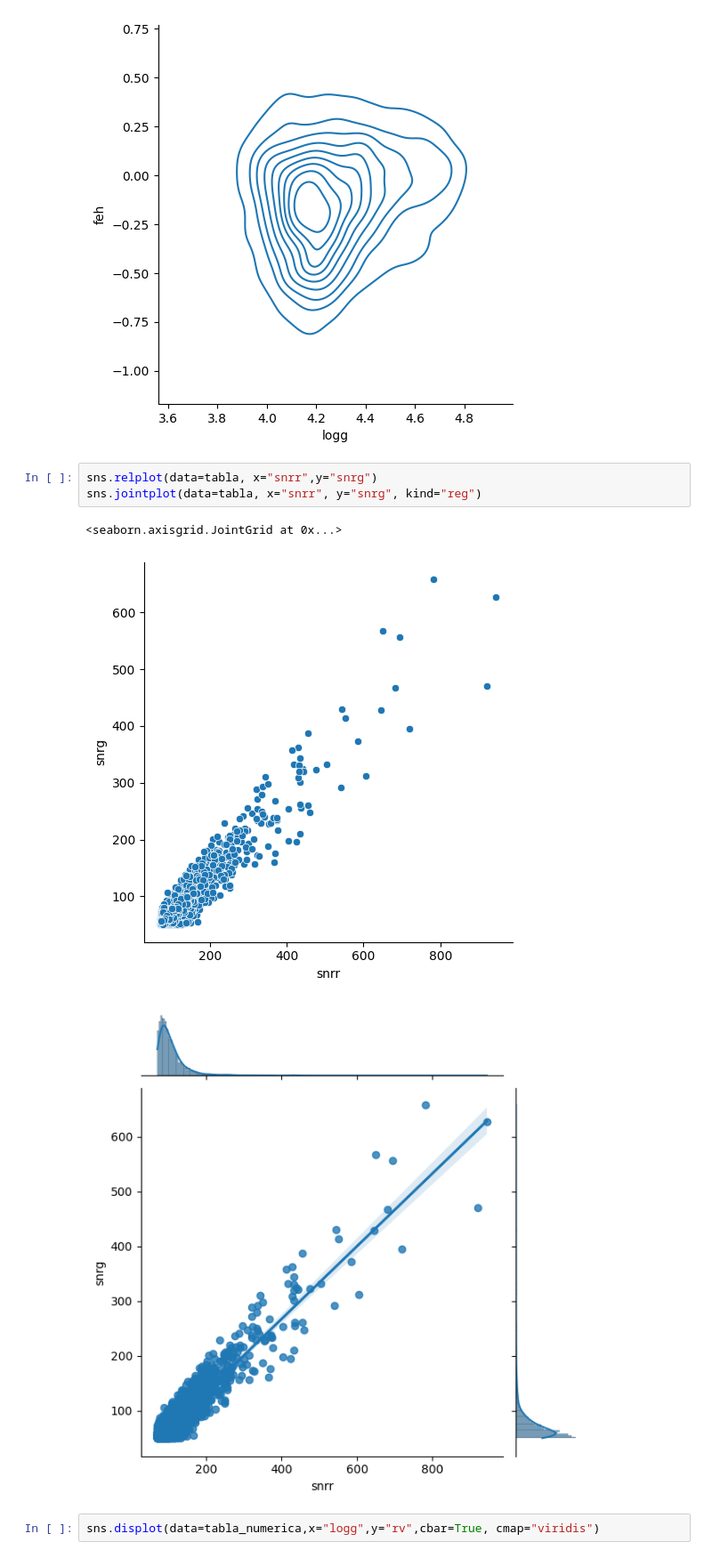
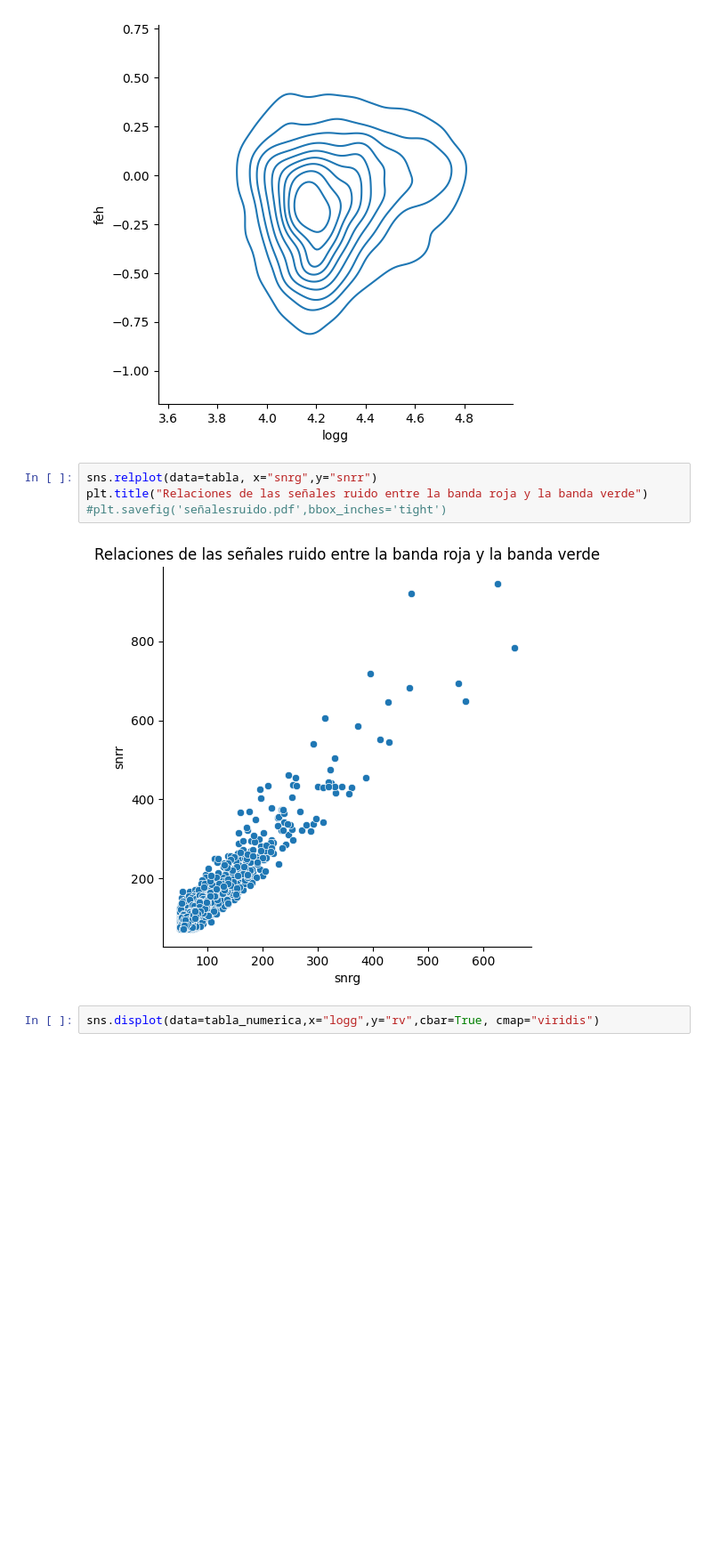
Before and after one commit to oscarcalv/Primer-Parcial-de-Fisica-Computacional, a Jupyter notebook: cuaderno_parcial.ipynb, the cells around one changed output. Shown at 89% size. Saved outputs shown, nothing was run; the diff lists cells and outputs as text; blank space fills up the shorter version.

```diff
--- a/cuaderno_parcial.ipynb
+++ b/cuaderno_parcial.ipynb
@@ -155,12 +176,11 @@ sns.displot(data=tabla_numerica,x="logg",y="feh",kind="kde")
 [figure]
 [figure]
 # %%
-sns.relplot(data=tabla, x="snrr",y="snrg")
-sns.jointplot(data=tabla, x="snrr", y="snrg", kind="reg")
+sns.relplot(data=tabla, x="snrg",y="snrr")
+plt.title("Relaciones de las señales ruido entre la banda roja y la banda verde")
+#plt.savefig('señalesruido.pdf',bbox_inches='tight')
 # %% [output]
-<seaborn.axisgrid.JointGrid at 0x...>
-[figure, old version]
+[figure, new version]
-[figure, removed]
 # %%
 sns.displot(data=tabla_numerica,x="logg",y="rv",cbar=True, cmap="viridis")
 # %% [output]
```
Also changed, not shown: parts of 5 cells of this notebook, 4 other files.
